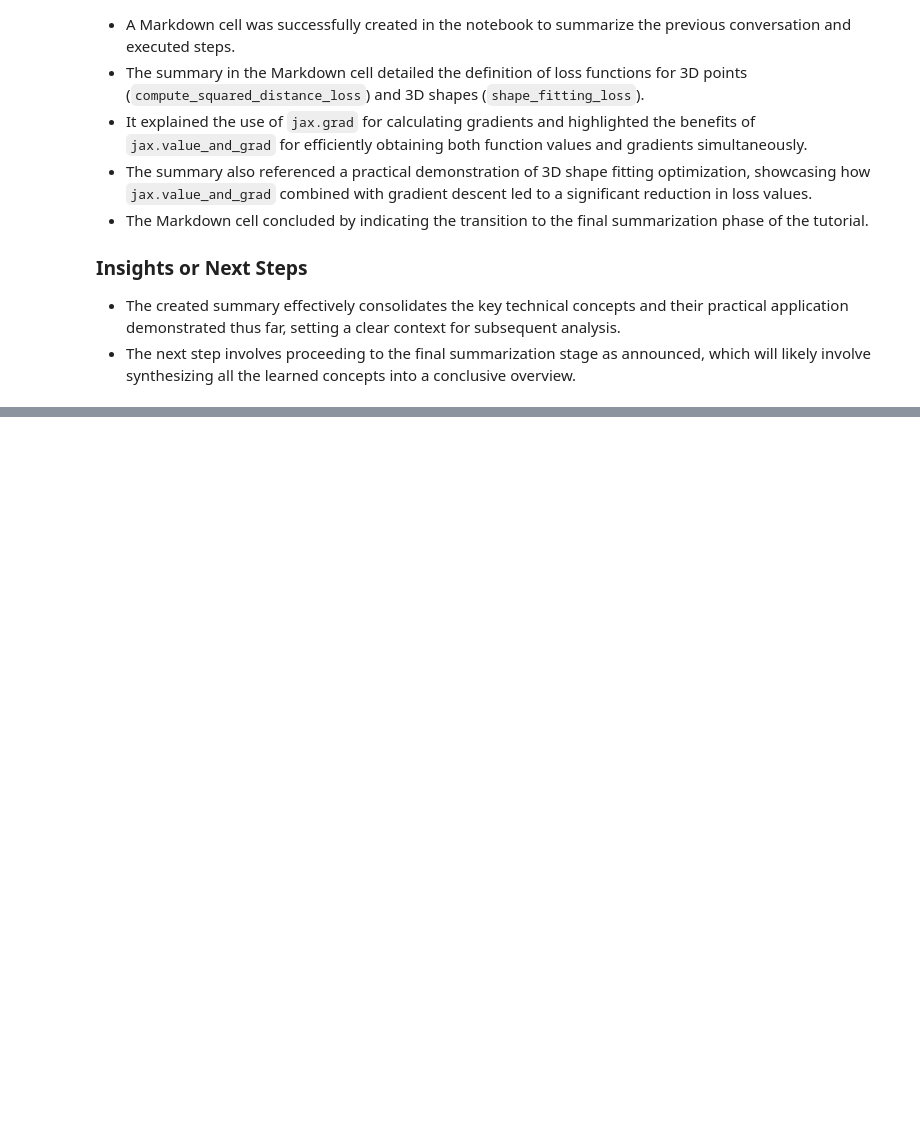
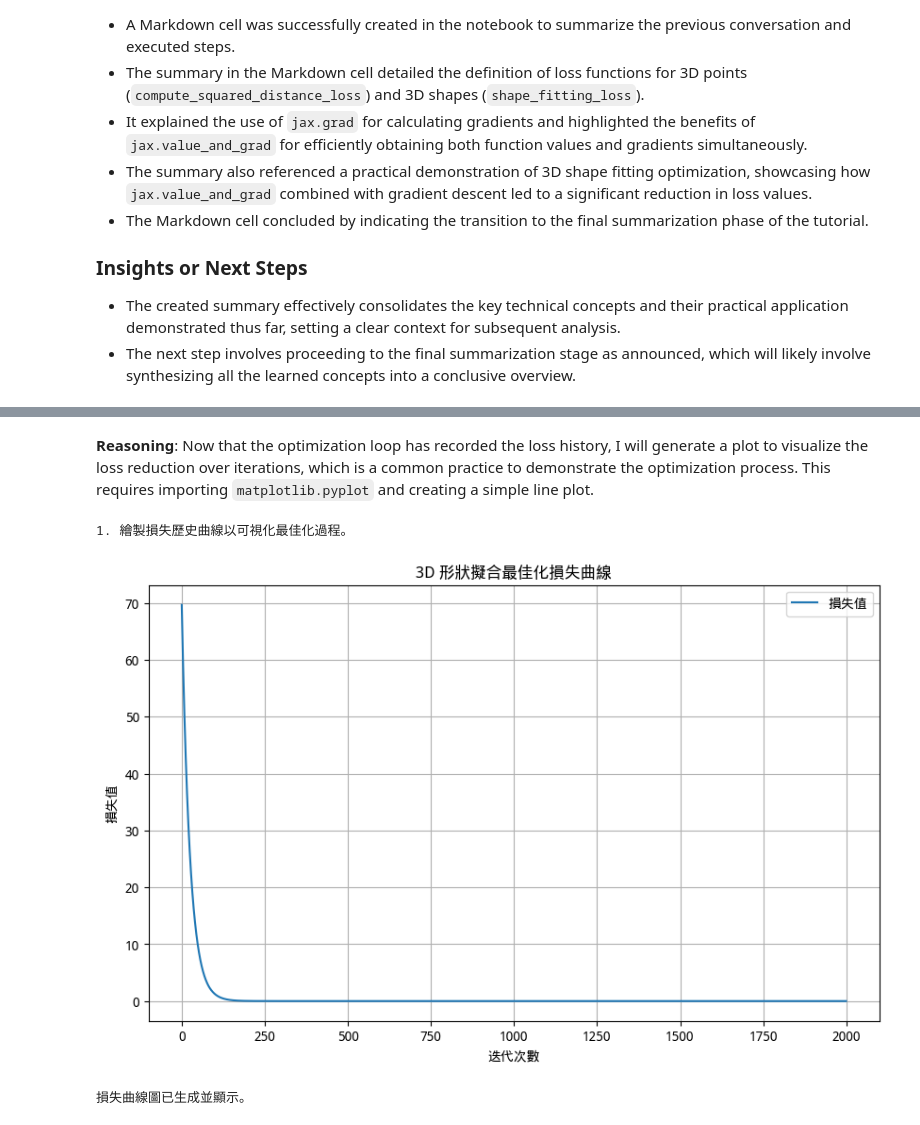
Before and after one commit to chiyanglin-AStar/2025_physics_note, a Jupyter notebook: Jax3D_tutorial.ipynb, the cells around one changed output, grey strips where cells are left out. Saved outputs shown, nothing was run; the diff lists cells and outputs as text; code cells hidden in the pictures; blank space fills up the shorter version.

```diff
--- a/Jax3D_tutorial.ipynb
+++ b/Jax3D_tutorial.ipynb
@@ -2924,7 +2924,7 @@ print(f"目標三角形頂點:\n{target_vertices}")
 print(f"學習率: {learning_rate}")
 print(f"迭代次數: {num_iterations}")
 
-print("3. 執行梯度下降最佳化迴圈。")
+print("3. 執行梯度下降最佳化迴圈並記錄損失歷史。")
 print("-------------------- 最佳化過程 --------------------")
 
 # 使用 jax.jit 編譯最佳化步驟，以提高效率
@@ -2934,11 +2934,17 @@ def update_step(current_verts, target_verts, lr):
     current_verts = current_verts - lr * gradients
     return current_verts, loss
 
+# 初始化損失歷史列表
+loss_history = []
+
 for i in range(num_iterations):
     # 呼叫編譯後的更新步驟
     current_vertices, loss_value = update_step(current_vertices, target_vertices, learning_rate)
 
-    # （可選）列印進度
+    # 將損失值添加到歷史記錄中 (轉換為 Python 數字)
+    loss_history.append(loss_value.item())
+
+    # （可選）每隔一定的迭代次數（例如 200 次），列印出當前的迭代次數和損失值
     if (i + 1) % 200 == 0 or i == 0:
         print(f"迭代 {i+1:4d}: 損失 = {loss_value:.6f}")
 
@@ -3080,0 +3095,32 @@ Create a Markdown cell in the notebook that summarizes the conversation, includi
+# %% [markdown]
+**Reasoning**:
+Now that the optimization loop has recorded the loss history, I will generate a plot to visualize the loss reduction over iterations, which is a common practice to demonstrate the optimization process. This requires importing `matplotlib.pyplot` and creating a simple line plot.
+# %%
+import matplotlib.pyplot as plt
+import matplotlib.font_manager as fm
+
+print("1. 繪製損失歷史曲線以可視化最佳化過程。")
+
+# 配置 matplotlib 以支援中文顯示
+# 嘗試使用 Google Colab 預設支援的中文或 CJK 字體
+# 由於我們已經在前面的步驟中安裝了 'WenQuanYi Micro Hei'，這裡直接使用它
+plt.rcParams['font.sans-serif'] = ['WenQuanYi Micro Hei', 'DejaVu Sans', 'sans-serif'] # 優先使用 Noto Sans CJK JP
+plt.rcParams['axes.unicode_minus'] = False # 解決負號顯示問題
+
+# 確保 loss_history 列表已存在且包含數據
+if 'loss_history' in locals() and len(loss_history) > 0:
+    plt.figure(figsize=(10, 6))
+    plt.plot(range(len(loss_history)), loss_history, label='損失值')
+    plt.xlabel('迭代次數')
+    plt.ylabel('損失值')
+    plt.title('3D 形狀擬合最佳化損失曲線')
+    plt.grid(True)
+    plt.legend()
+    plt.show()
+    print("損失曲線圖已生成並顯示。")
+else:
+    print("錯誤：loss_history 列表為空或不存在。請確保之前的最佳化迴圈已成功運行。")
+# %% [output]
+1. 繪製損失歷史曲線以可視化最佳化過程。
+[figure, added]
+損失曲線圖已生成並顯示。
```
Also changed, not shown: parts of 130 cells of this notebook.
